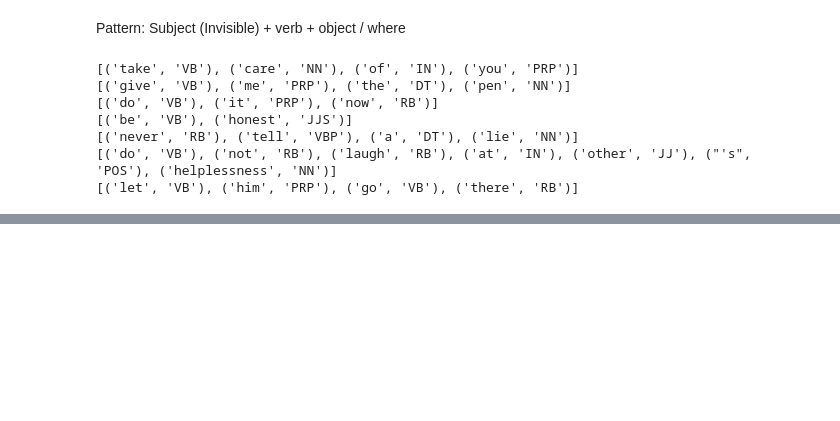
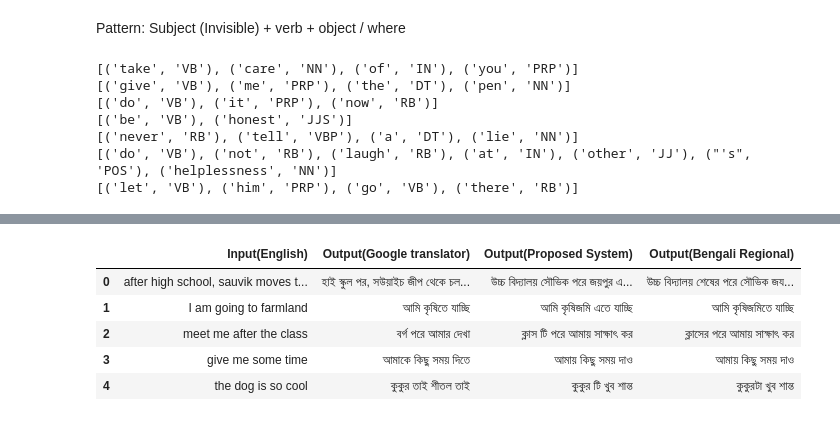
Before and after one commit to SPrio/My-Language-Work_1.0, a Jupyter notebook: EtoB_1.ipynb, the cells around one changed output, grey strips where cells are left out. Cells and saved outputs as stored; diff of their text form; code cells hidden in the pictures; blank space fills up the shorter version.

```diff
--- a/EtoB_1.ipynb
+++ b/EtoB_1.ipynb
@@ -1262,0 +1610,9 @@ The result matches  88.88888888888889 %
+# %%
+result_table
+# %% [output]
+|  | Input(English) | Output(Google translator) | Output(Proposed System) | Output(Bengali Regional) |
+| 0 | after high school, sauvik moves t... | হাই স্কুল পর, সউয়াইচ জীপ থেকে চল... | উচ্চ বিদ্যালয় সৌভিক পরে জয়পুর এ... | উচ্চ বিদ্যালয় শেষের পরে সৌভিক জয... |
+| 1 | I am going to farmland | আমি কৃষিতে যাচ্ছি | আমি কৃষিজমি এতে যাচ্ছি | আমি কৃষিজমিতে যাচ্ছি |
+| 2 | meet me after the class | বর্গ পরে আমার দেখা | ক্লাস টি পরে আমায় সাক্ষাৎ কর | ক্লাসের পরে আমায় সাক্ষাৎ কর |
+| 3 | give me some time | আমাকে কিছু সময় দিতে | আমায় কিছু সময় দাও | আমায় কিছু সময় দাও |
+| 4 | the dog is so cool | কুকুর তাই শীতল তাই | কুকুর টি খুব শান্ত | কুকুরটা খুব শান্ত |
```
Also changed, not shown: parts of 34 cells of this notebook, 1 other file.
